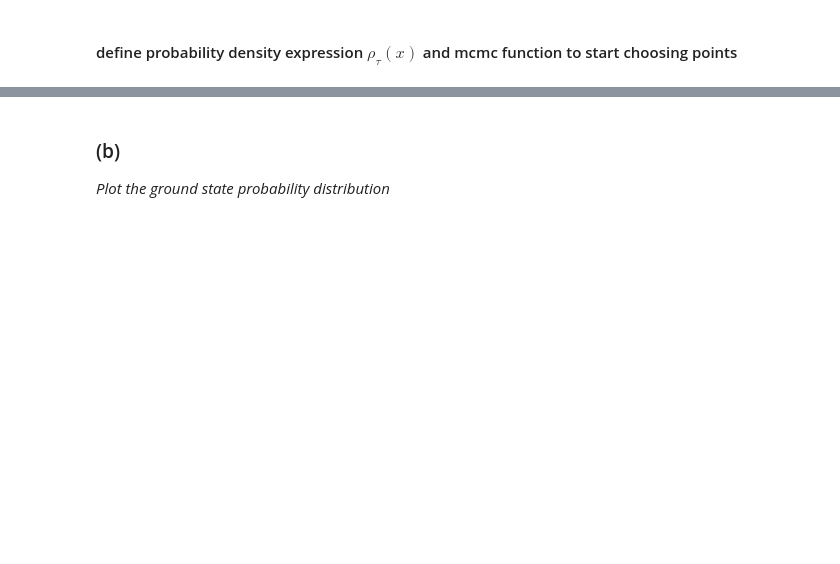
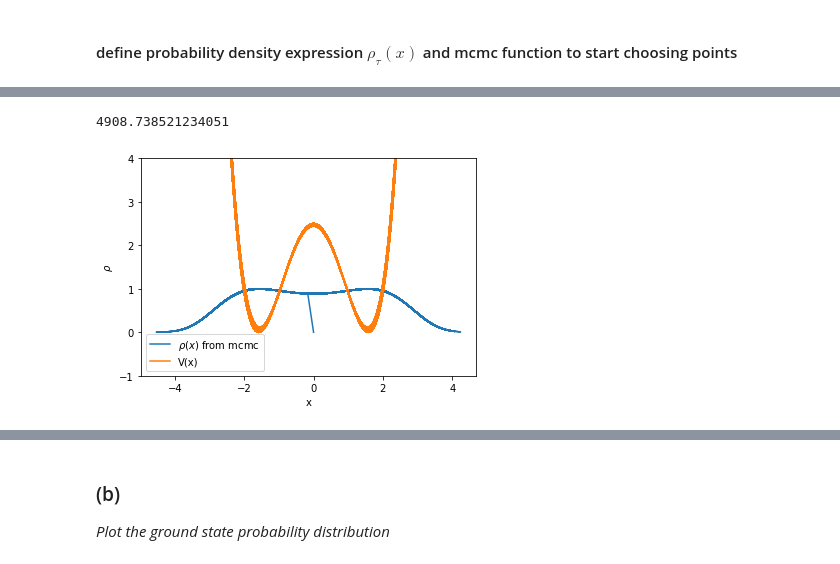
Before and after one commit to chrisamz/142-Final-Project, a Jupyter notebook: PHYS142_project.ipynb, the cells around one changed output, grey strips where cells are left out. Drawn from its saved outputs; the diff is of its cells as text; code cells hidden in the pictures; blank space fills up the shorter version.

Commit message:
graph of probability density and energy from mcmc

```diff
--- a/PHYS142_project.ipynb
+++ b/PHYS142_project.ipynb
@@ -145,9 +128,11 @@ def rho(coord, epsilon=delta_t):
 # %%
-num_configs = 35 # length of electron path aka number of configurations/points in path
-n = 3 # dimension of configuration (here, 3d as shown above)
-delta = delta_x
+num_configs = 20000 # length of electron path aka number of configurations/points in path
+n = 1 # dimension of configuration (here, 3d as shown above)
+
+markovtime = [i for i in range(num_configs)]
+
 #creates path that will be used to calculate E0
-def mcmc(num_configs,n,delta=1):
+def mcmc(num_configs,n,delta=0.7):
   """returns FULL path markov chain starting with a random point in range
 
     - num_samples   number of samples to take (len(path))
@@ -163,9 +148,13 @@ def mcmc(num_configs,n,delta=1):
   path = np.zeros((num_configs, n),dtype=np.float64)
   #choose starting point (random)
   #from parameters: x_0 = -4 and x_d = 4
-  path[0] = [0,0,0]
+  path[0] = [0 for i in range(n)]
   path[num_configs - 1] = path[0] # initial position = final position of electron
   print("initial and final position of electron: ",path[0])
+
+  #initialize energy vector and prob dens(same length as path)
+  E = np.zeros(num_configs,dtype=np.float64)
+  r = np.zeros(num_configs,dtype=np.float64)
 
   #start making path
   for i in range(len(path) - 1): #don't do last one, since already defined by the periodic condition
@@ -180,23 +169,30 @@ def mcmc(num_configs,n,delta=1):
         x_trial = path[i+1]
         x_trial[xi] = xi_next #replaces x0,x1,...or xn in current coordinate
 
-        #calculate probability density for trial coord/config
+        #calculate probability density and E for trial coord/config
         rho_prime = rho(x_trial)
         rho_curr = rho(x_curr)
 
         #compare above for acceptance process
         # AXX' is `a`
-        if rho_prime > rho_curr:
+        if rho_prime[0] >= rho_curr[0]:
           #accept
           a = 1
+          #record/update prime (next) energy and probabilty density
+          E[i+1] = rho_prime[1]
+          r[i+1] = rho_prime[0]
         else:
-          a = rho_prime / rho_curr
+          a = rho_prime[0] / rho_curr[0]
           if random() < a: #generate random # and accept if r < AXX'
             a = 1
+            #record/update prime (next) energy and probabilty density
+            E[i+1] = rho_prime[1]
+            r[i+1] = rho_prime[0]
+
       #new coord is chosen! update/reset AXX' and choose next
       path[i+1][xi] = xi_next
       a = 0
-  return path
+  return path, E, r
 
-path = mcmc(num_configs,n)
+[path,E, r] = mcmc(num_configs,n)
 # %% [output]
@@ -205,0 +210,14 @@ rho
+# %%
+delta_t * 100000 # = tau
+# %% [output]
+4908.738521234051
+# %%
+plt.plot(path,r,label=r"$\rho(x)$ from mcmc")
+plt.plot(path,double_well_potential(path),label="V(x)")
+plt.ylim([-1,4])
+plt.legend()
+plt.xlabel("x")
+plt.ylabel(r"$\rho$")
+plt.show()
+# %% [output]
+[figure, added]
```
Also changed, not shown: parts of 13 cells of this notebook.
